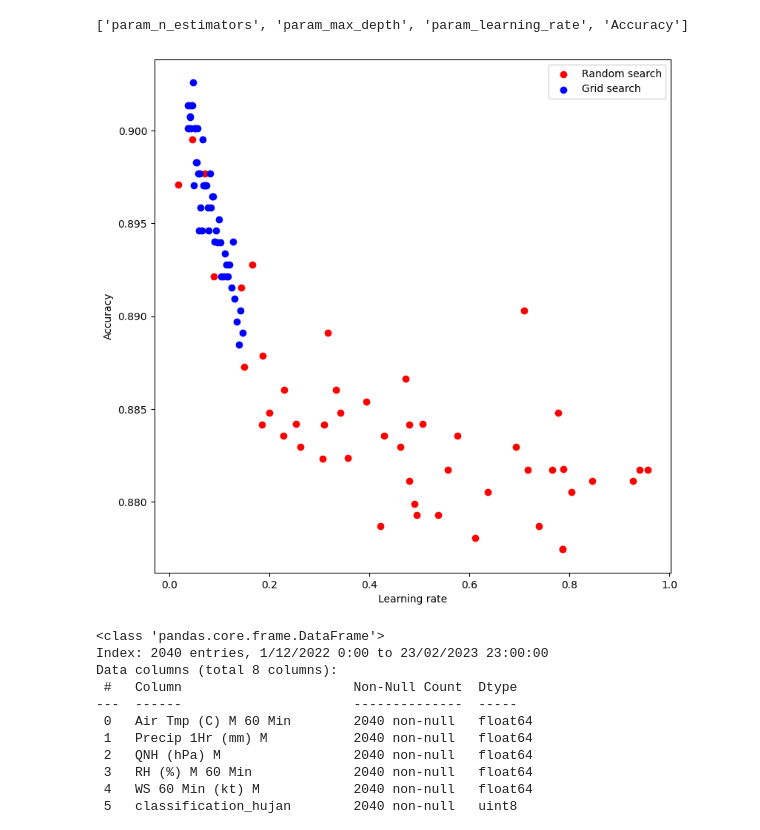
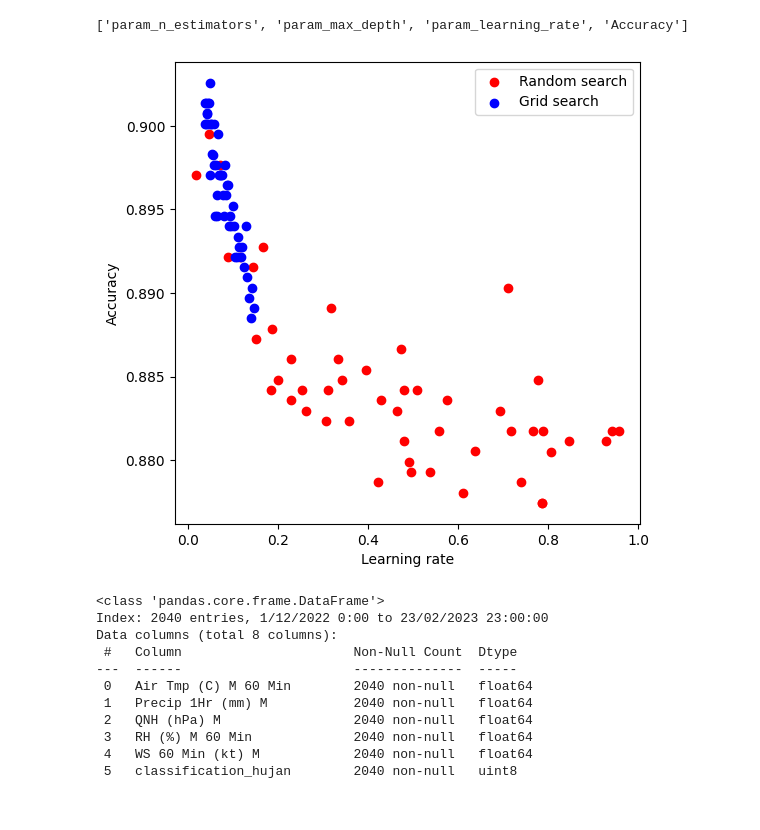
Before and after one commit to el-thobhy/rainfall-prediction, a Jupyter notebook: binary_80-20/test_code_bmkg_binary.ipynb, the cells around one changed output. Cells and saved outputs as stored; diff of their text form; code cells hidden in the pictures.

Commit message:
image hasil tuning - ganti ukuran gambar

```diff
--- a/binary_80-20/test_code_bmkg_binary.ipynb
+++ b/binary_80-20/test_code_bmkg_binary.ipynb
@@ -636,25 +636,25 @@ result_fine['Accuracy'] = Accuracy_Fine
 # %%
 import matplotlib.pyplot as plt
 
-plt.figure(figsize=(9,9))
+plt.figure(figsize=(6,6))
 x1= result_coarse['param_learning_rate']
 y1= result_coarse['mean_test_score']
 
 x2= result_fine['param_learning_rate']
 y2= result_fine['mean_test_score']
 
 plt.scatter(x1, y1, color='red', label='Random search')
 
 plt.scatter(x2, y2, color='blue', label='Grid search')
 
 plt.legend()
 plt.xlabel('Learning rate')
 plt.ylabel('Accuracy')
 
 # Tampilkan grafik
 plt.show()
 # %% [output]
-[figure, old version]
+[figure, new version]
 # %%
 hasil = pd.DataFrame(search.cv_results_)
 hasil = hasil.sort_values('mean_test_score', ascending=False)
```
Also changed, not shown: 15 other files.
